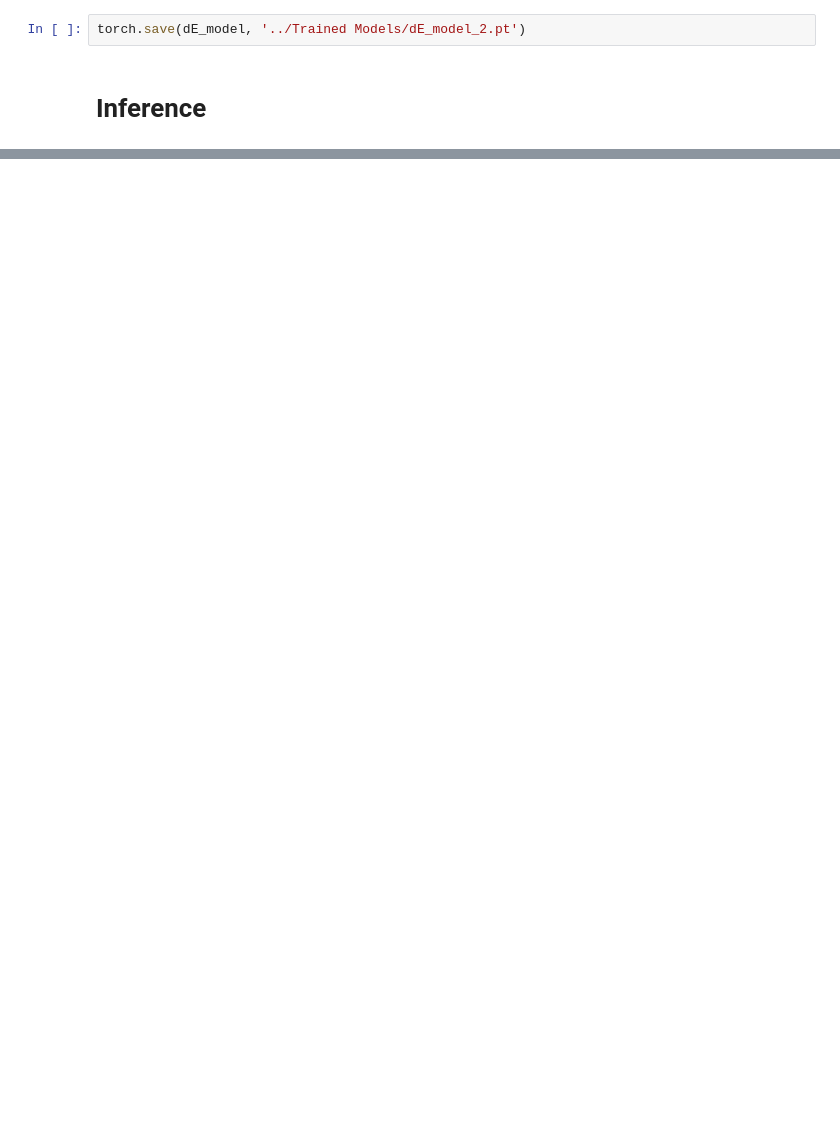
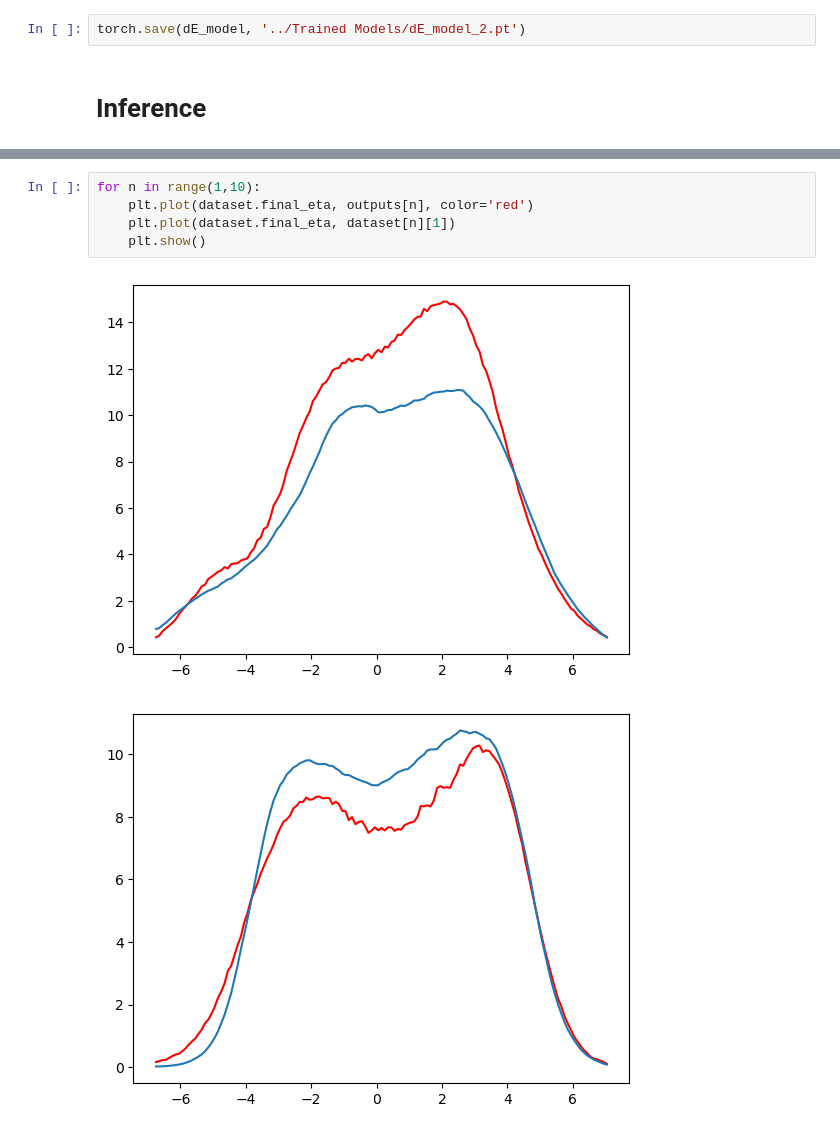
Before and after one commit to bboud/hydro-ml, a Jupyter notebook: hydroml/Notebooks/dE_detas.ipynb, the cells around one changed output, grey strips where cells are left out. Drawn from its saved outputs; the diff is of its cells as text; blank space fills up the shorter version.

```diff
--- a/hydroml/Notebooks/dE_detas.ipynb
+++ b/hydroml/Notebooks/dE_detas.ipynb
@@ -147,0 +141,8 @@ plot_cc_graph(finals, models)
+# %%
+for n in range(1,10):
+    plt.plot(dataset.final_eta, outputs[n], color='red')
+    plt.plot(dataset.final_eta, dataset[n][1])
+    plt.show()
+# %% [output]
+[figure, added]
+[figure, added]
```
Also changed, not shown: parts of 8 cells of this notebook.
